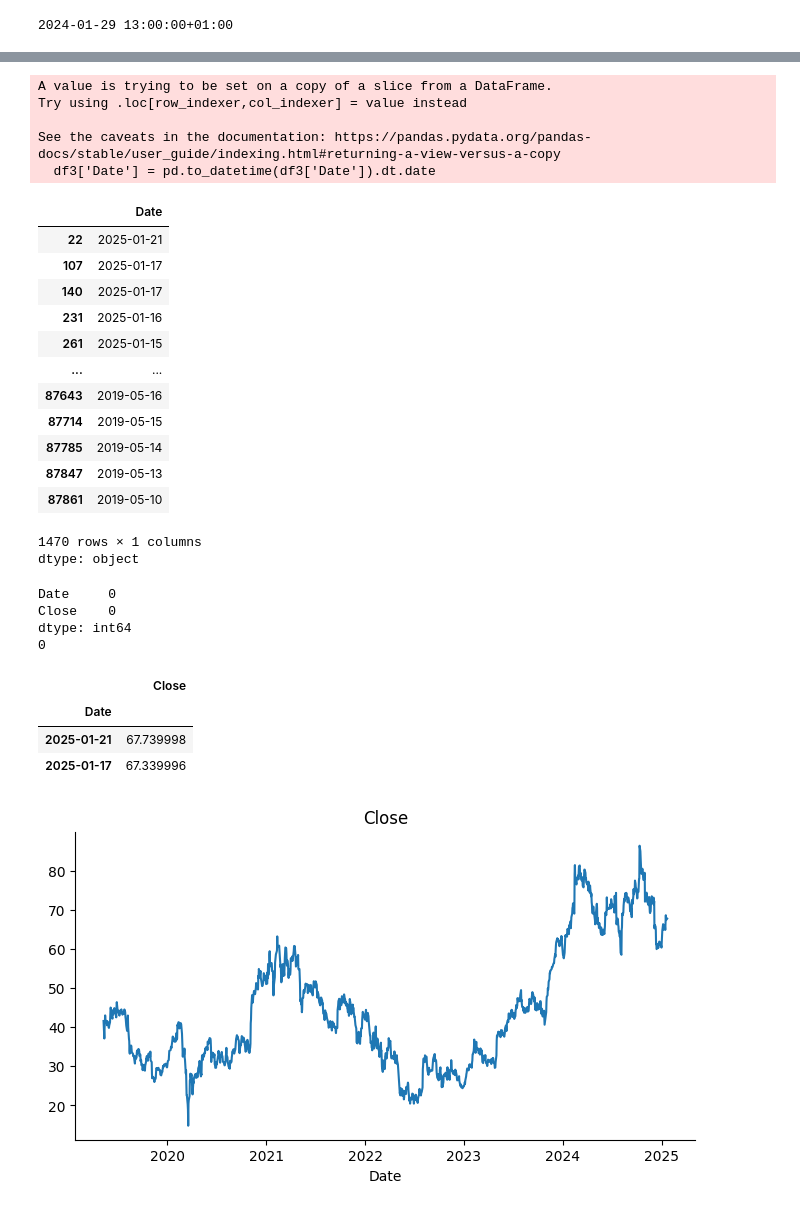
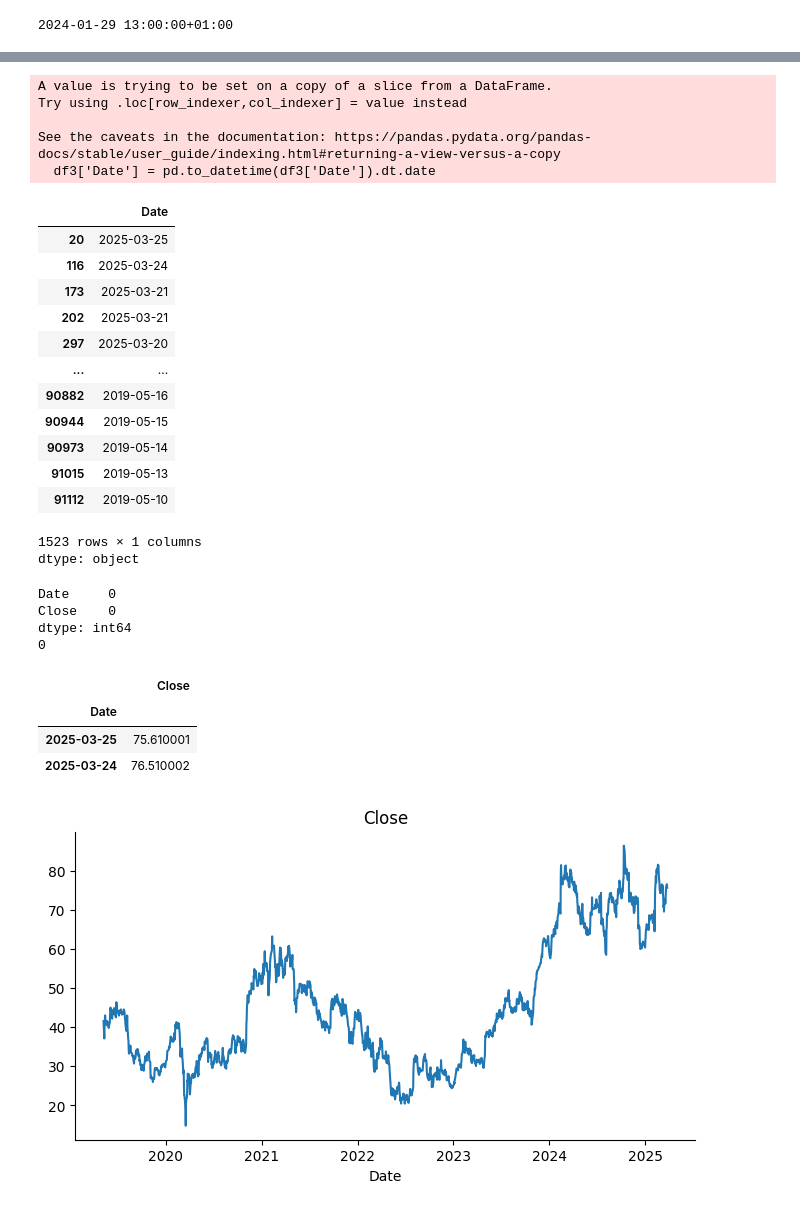
Before and after one commit to Josh0527/Uber-Stcok-Prediction-Model, a Jupyter notebook: Stock_Prediction_Model_(Uber).ipynb, the cells around one changed output, grey strips where cells are left out. Cells and saved outputs as stored; diff of their text form; code cells hidden in the pictures.

```diff
--- a/Stock_Prediction_Model_(Uber).ipynb
+++ b/Stock_Prediction_Model_(Uber).ipynb
@@ -30,6 +29,6 @@ Saving World-Stock-Prices-Dataset.csv to World-Stock-Prices-Dataset.csv
 # %%
-df = pd.read_csv("World-Stock-Prices-Dataset.csv")
-
-df.head() #read first 5 rows
+#import dataset
+df = pd.read_csv(path + "/World-Stock-Prices-Dataset.csv")
+df.head()
 # %% [output]
 |  | Date | Open | High | Low | Close | Volume | Dividends | Stock Splits | Brand_Name | Ticker | ... |
@@ -135,5 +134,6 @@ See the caveats in the documentation: https://pandas.pydata.org/pandas-docs/stab
 dtype: datetime64[ns, Africa/Lagos]
 # %%
+#set dtype
 df3['Date'] = pd.to_datetime(df3['Date']).dt.date
 df3.Date
 # %% [output]
@@ -143,18 +143,18 @@ Try using .loc[row_indexer,col_indexer] = value instead
 See the caveats in the documentation: https://pandas.pydata.org/pandas-docs/stable/user_guide/indexing.html#returning-a-view-versus-a-copy
   df3['Date'] = pd.to_datetime(df3['Date']).dt.date
 |  | Date |
-| 22 | 2025-01-21 |
-| 107 | 2025-01-17 |
-| 140 | 2025-01-17 |
-| 231 | 2025-01-16 |
-| 261 | 2025-01-15 |
+| 20 | 2025-03-25 |
+| 116 | 2025-03-24 |
+| 173 | 2025-03-21 |
+| 202 | 2025-03-21 |
+| 297 | 2025-03-20 |
 | ... | ... |
-| 87643 | 2019-05-16 |
-| 87714 | 2019-05-15 |
-| 87785 | 2019-05-14 |
-| 87847 | 2019-05-13 |
-| 87861 | 2019-05-10 |
+| 90882 | 2019-05-16 |
+| 90944 | 2019-05-15 |
+| 90973 | 2019-05-14 |
+| 91015 | 2019-05-13 |
+| 91112 | 2019-05-10 |
-1470 rows × 1 columns
+1523 rows × 1 columns
 dtype: object
 # %%
 print(df3.isnull().sum())  # Check for NaNs in the 'Close' column
@@ -165,18 +165,18 @@ Close    0
 dtype: int64
 0
 # %%
+#index
 df3.index = df3.pop('Date')
 df3.head(2)
 # %% [output]
 |  | Close |
 | Date |  |
-| 2025-01-21 | 67.739998 |
-| 2025-01-17 | 67.339996 |
+| 2025-03-25 | 75.610001 |
+| 2025-03-24 | 76.510002 |
 # %%
 #plot time-series
-
-from matplotlib import pyplot as plt
+plt.figure(figsize=(10, 6))
 df3['Close'].plot(kind='line', figsize=(8, 4), title='Close')
 plt.gca().spines[['top', 'right']].set_visible(False)
 # %% [output]
-[figure, old version]
+[figure, new version]
```
Also changed, not shown: parts of 25 cells of this notebook.
